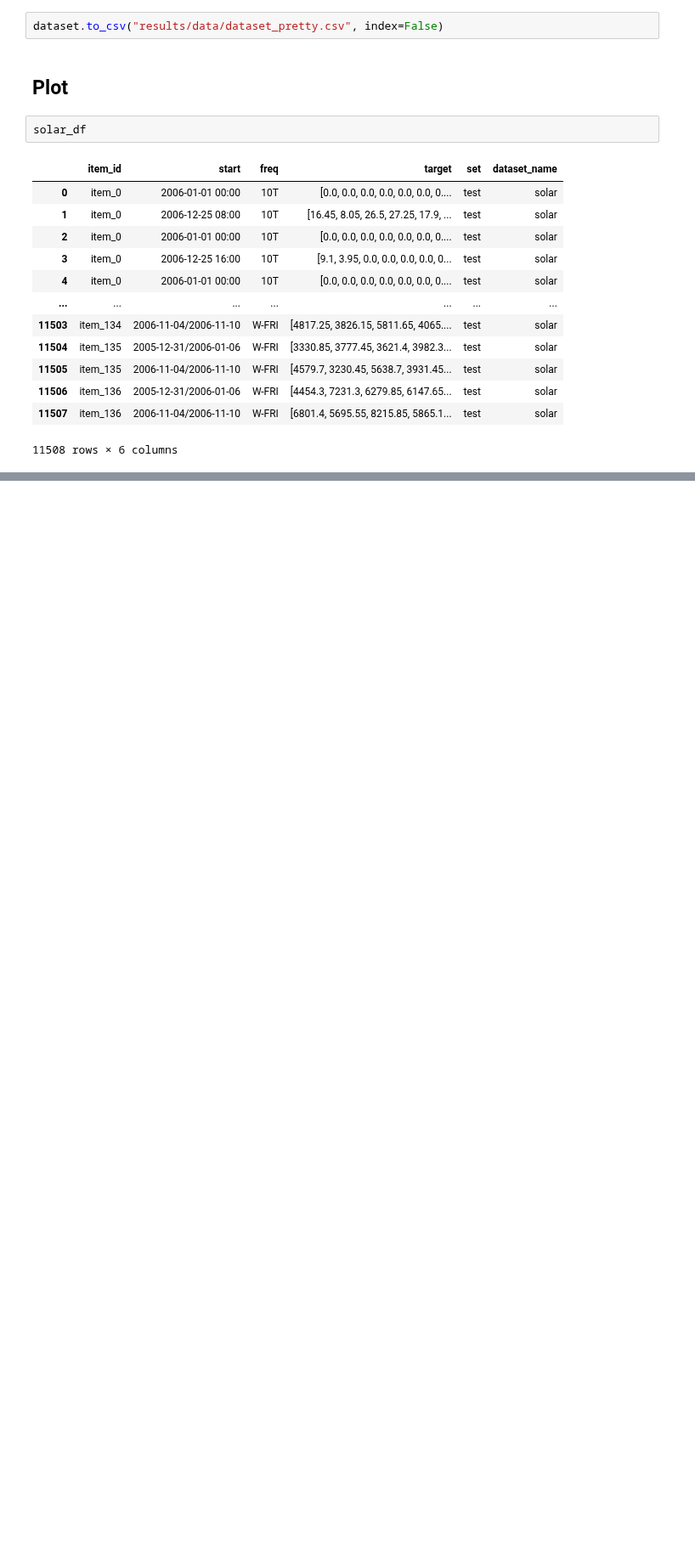
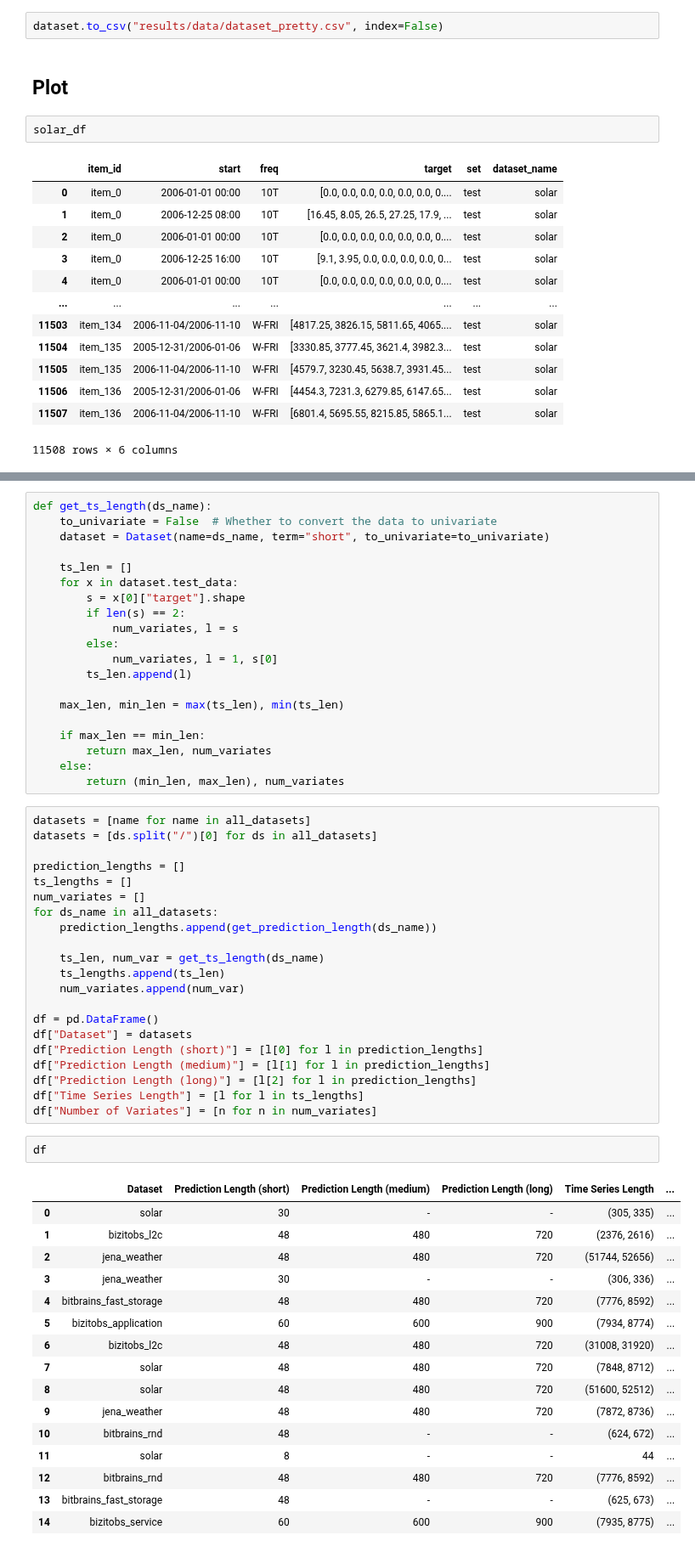
Before and after one commit to GiuliaGhisolfi/TSFM-ZeroShotEval, a Jupyter notebook: src/00_EDA.ipynb, the cells around one changed output, grey strips where cells are left out. Shown at 85% size. Drawn from its saved outputs; the diff is of its cells as text; blank space fills up the shorter version.

```diff
--- a/src/00_EDA.ipynb
+++ b/src/00_EDA.ipynb
@@ -399,0 +454,60 @@ solar_df
+# %%
+def get_ts_length(ds_name):
+    to_univariate = False  # Whether to convert the data to univariate
+    dataset = Dataset(name=ds_name, term="short", to_univariate=to_univariate)
+
+    ts_len = []
+    for x in dataset.test_data:
+        s = x[0]["target"].shape
+        if len(s) == 2:
+            num_variates, l = s
+        else:
+            num_variates, l = 1, s[0]
+        ts_len.append(l)
+
+    max_len, min_len = max(ts_len), min(ts_len)
+
+    if max_len == min_len:
+        return max_len, num_variates
+    else:
+        return (min_len, max_len), num_variates
+# %%
+datasets = [name for name in all_datasets]
+datasets = [ds.split("/")[0] for ds in all_datasets]
+
+prediction_lengths = []
+ts_lengths = []
+num_variates = []
+for ds_name in all_datasets:
+    prediction_lengths.append(get_prediction_length(ds_name))
+
+    ts_len, num_var = get_ts_length(ds_name)
+    ts_lengths.append(ts_len)
+    num_variates.append(num_var)
+
+df = pd.DataFrame()
+df["Dataset"] = datasets
+df["Prediction Length (short)"] = [l[0] for l in prediction_lengths]
+df["Prediction Length (medium)"] = [l[1] for l in prediction_lengths]
+df["Prediction Length (long)"] = [l[2] for l in prediction_lengths]
+df["Time Series Length"] = [l for l in ts_lengths]
+df["Number of Variates"] = [n for n in num_variates]
+# %%
+df
+# %% [output]
+|  | Dataset | Prediction Length (short) | Prediction Length (medium) | Prediction Length (long) | Time Series Length | ... |
+| 0 | solar | 30 | - | - | (305, 335) | ... |
+| 1 | bizitobs_l2c | 48 | 480 | 720 | (2376, 2616) | ... |
+| 2 | jena_weather | 48 | 480 | 720 | (51744, 52656) | ... |
+| 3 | jena_weather | 30 | - | - | (306, 336) | ... |
+| 4 | bitbrains_fast_storage | 48 | 480 | 720 | (7776, 8592) | ... |
+| 5 | bizitobs_application | 60 | 600 | 900 | (7934, 8774) | ... |
+| 6 | bizitobs_l2c | 48 | 480 | 720 | (31008, 31920) | ... |
+| 7 | solar | 48 | 480 | 720 | (7848, 8712) | ... |
+| 8 | solar | 48 | 480 | 720 | (51600, 52512) | ... |
+| 9 | jena_weather | 48 | 480 | 720 | (7872, 8736) | ... |
+| 10 | bitbrains_rnd | 48 | - | - | (624, 672) | ... |
+| 11 | solar | 8 | - | - | 44 | ... |
+| 12 | bitbrains_rnd | 48 | 480 | 720 | (7776, 8592) | ... |
+| 13 | bitbrains_fast_storage | 48 | - | - | (625, 673) | ... |
+| 14 | bizitobs_service | 60 | 600 | 900 | (7935, 8775) | ... |
```
Also changed, not shown: parts of 6 cells of this notebook, 4 other files.
